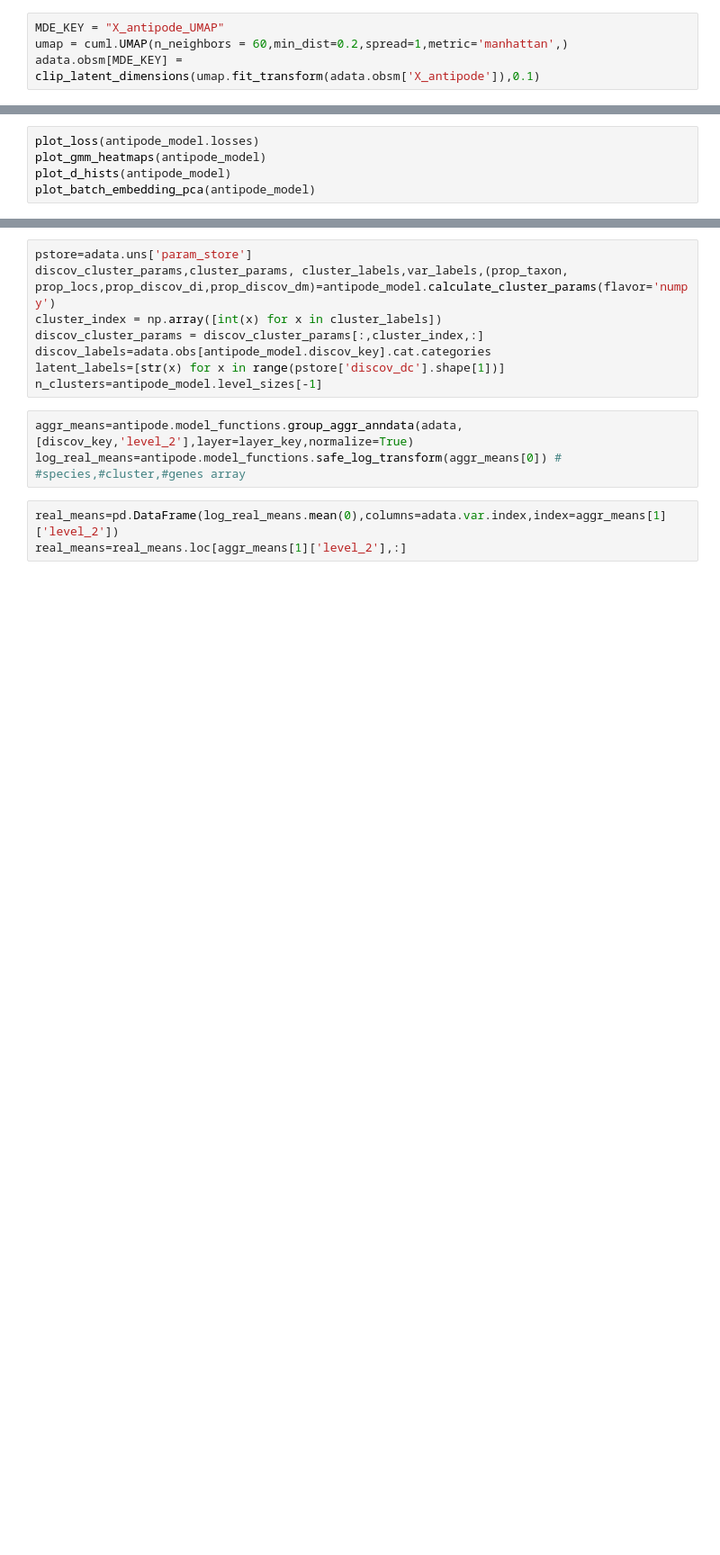
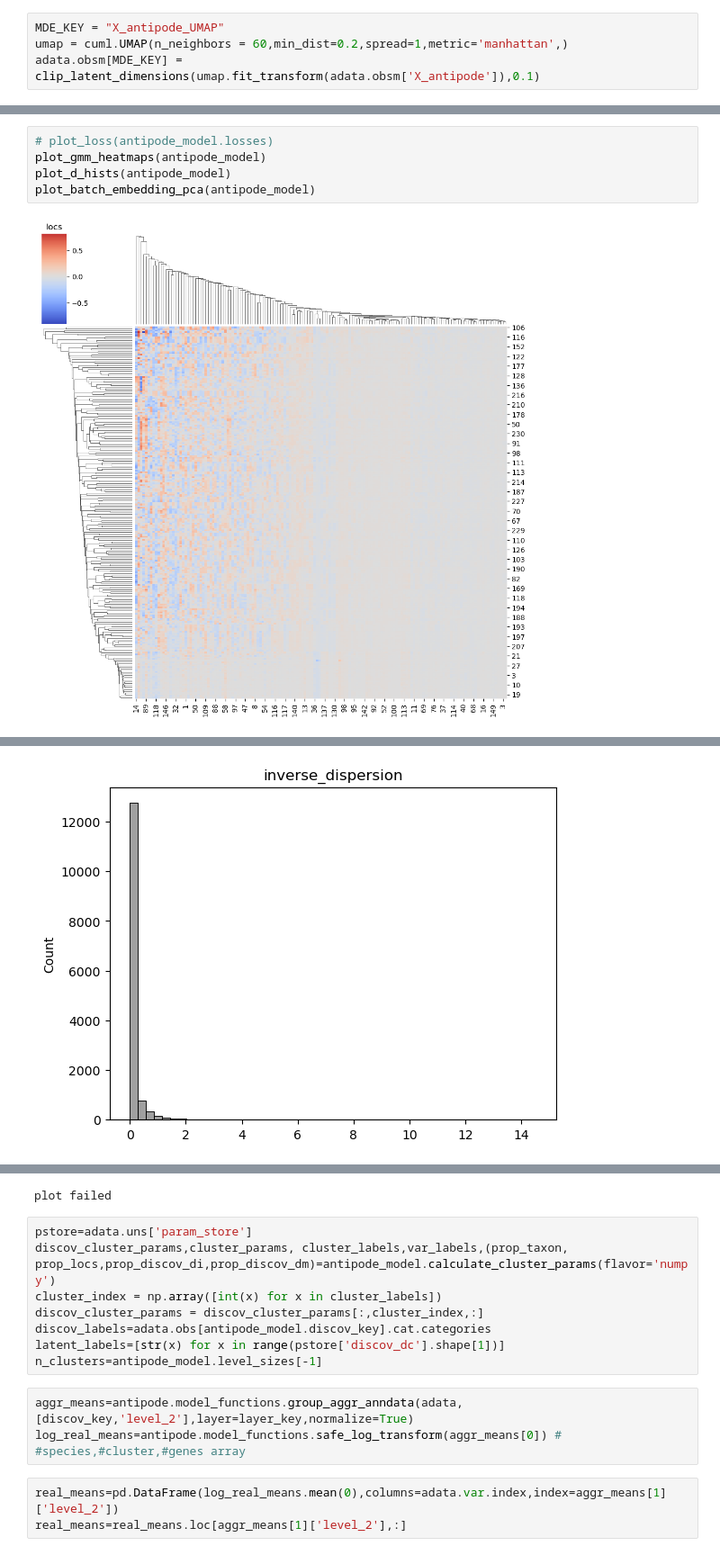
Before and after one commit to mtvector/scANTIPODE, a Jupyter notebook: real_examples/1.9.1.8.5_StandardJorstadAll.ipynb, the cells around one changed output, grey strips where cells are left out. Shown at 90% size. Cells and saved outputs as stored; diff of their text form; blank space fills up the shorter version.

```diff
--- a/real_examples/1.9.1.8.5_StandardJorstadAll.ipynb
+++ b/real_examples/1.9.1.8.5_StandardJorstadAll.ipynb
@@ -121,5 +172,7 @@ sc.pl.embedding(
 # %%
-plot_loss(antipode_model.losses)
+# plot_loss(antipode_model.losses)
 plot_gmm_heatmaps(antipode_model)
 plot_d_hists(antipode_model)
 plot_batch_embedding_pca(antipode_model)
+# %% [output]
+[figure, added]
@@ -125,0 +181 @@ plot_batch_embedding_pca(antipode_model)
+[figure, added]
@@ -126,3 +185,4 @@ plot_batch_embedding_pca(antipode_model)
+plot failed
 # %%
 pstore=adata.uns['param_store']
 discov_cluster_params,cluster_params, cluster_labels,var_labels,(prop_taxon, prop_locs,prop_discov_di,prop_discov_dm)=antipode_model.calculate_cluster_params(flavor='numpy')
```
Also changed, not shown: parts of 20 cells of this notebook, 17 other files.
